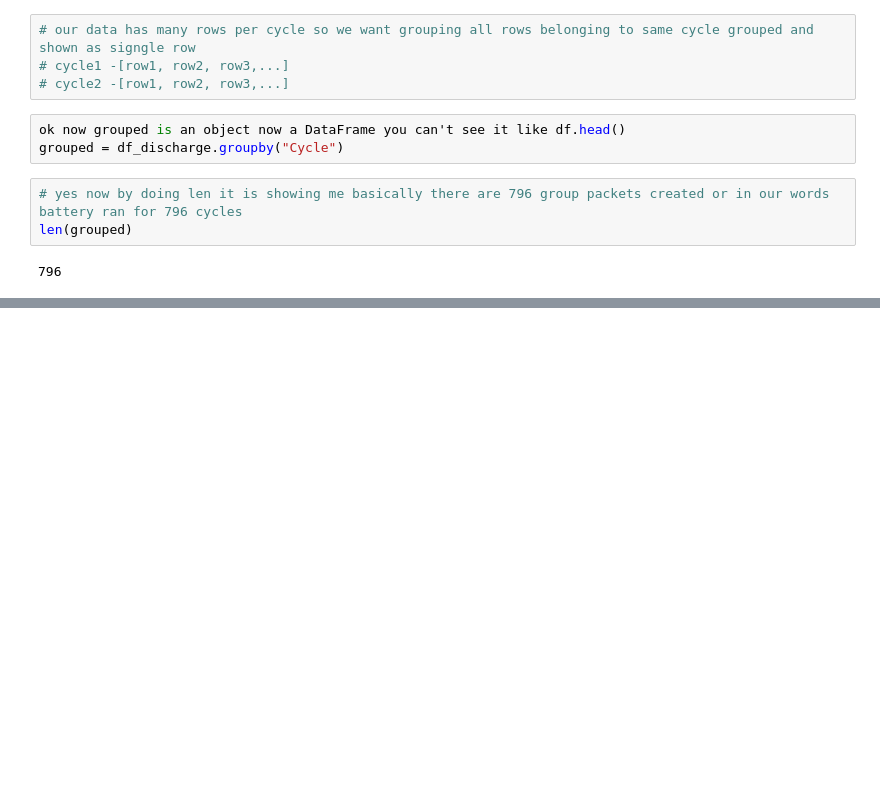
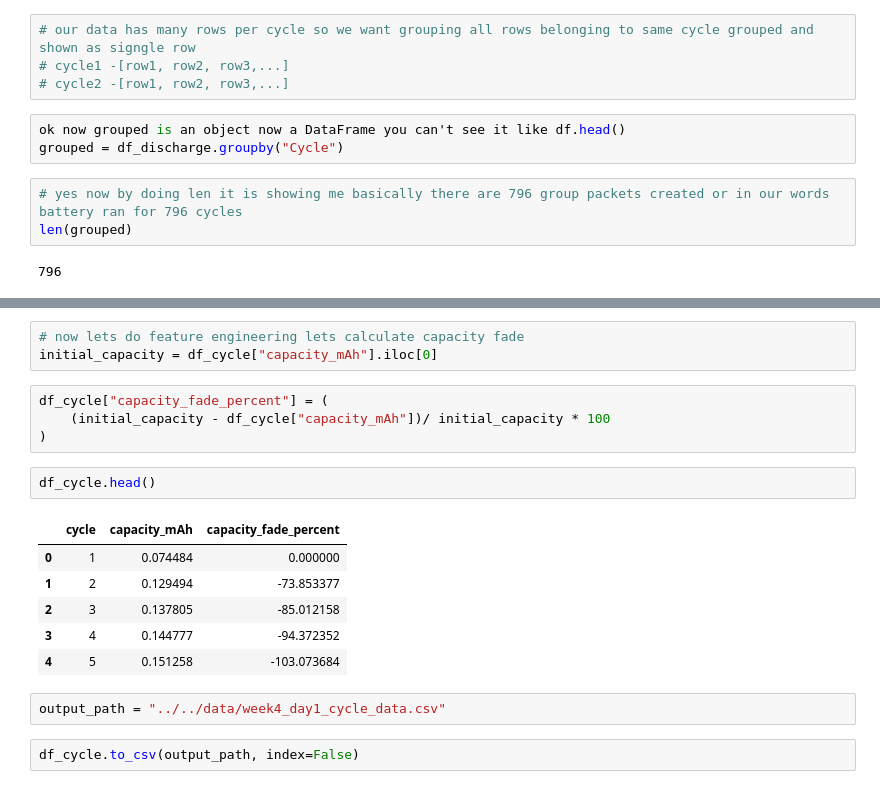
Before and after one commit to nishant60yadav-dot/python-battery-ml-journey, a Jupyter notebook: week4/day1/day1_zinc_processing.ipynb, the cells around one changed output, grey strips where cells are left out. Cells and saved outputs as stored; diff of their text form; blank space fills up the shorter version.

```diff
--- a/week4/day1/day1_zinc_processing.ipynb
+++ b/week4/day1/day1_zinc_processing.ipynb
@@ -111,0 +184,20 @@ len(grouped)
+# %%
+# now lets do feature engineering lets calculate capacity fade
+initial_capacity = df_cycle["capacity_mAh"].iloc[0]
+# %%
+df_cycle["capacity_fade_percent"] = (
+    (initial_capacity - df_cycle["capacity_mAh"])/ initial_capacity * 100
+)
+# %%
+df_cycle.head()
+# %% [output]
+|  | cycle | capacity_mAh | capacity_fade_percent |
+| 0 | 1 | 0.074484 | 0.000000 |
+| 1 | 2 | 0.129494 | -73.853377 |
+| 2 | 3 | 0.137805 | -85.012158 |
+| 3 | 4 | 0.144777 | -94.372352 |
+| 4 | 5 | 0.151258 | -103.073684 |
+# %%
+output_path = "../../data/week4_day1_cycle_data.csv"
+# %%
+df_cycle.to_csv(output_path, index=False)
```
Also changed, not shown: parts of 10 cells of this notebook, 2 other files.
